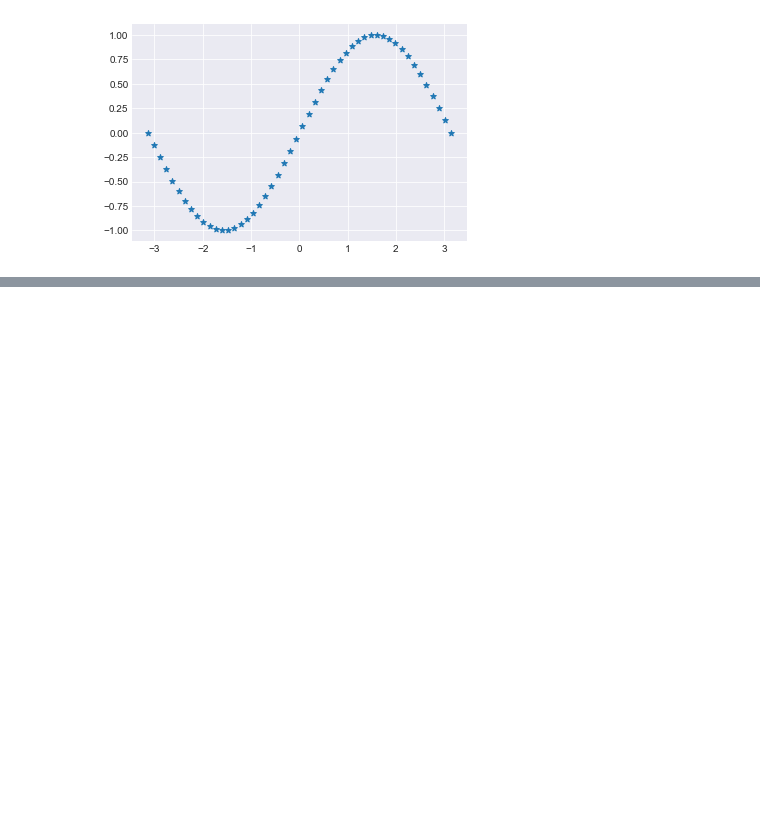
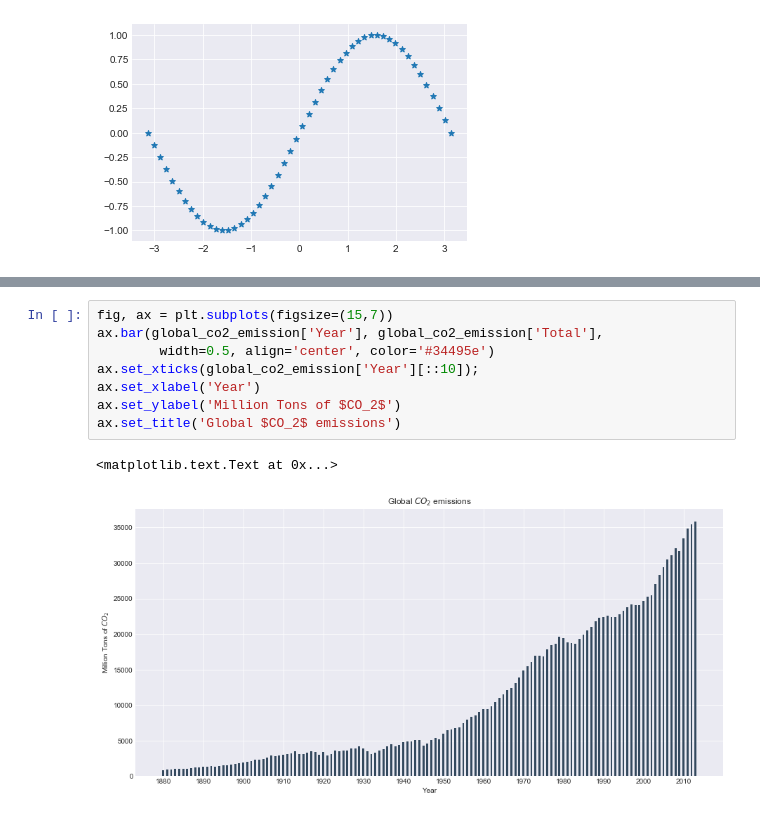
Before and after one commit to Mohitsharma44/ucsl17, a Jupyter notebook: notebooks/04-02 Various types of plots.ipynb, the cells around one changed output, grey strips where cells are left out. Saved outputs shown, nothing was run; the diff lists cells and outputs as text; blank space fills up the shorter version.

```diff
--- a/notebooks/04-02 Various types of plots.ipynb
+++ b/notebooks/04-02 Various types of plots.ipynb
@@ -62,0 +94,11 @@ Just before this sine plot, we also loaded global carbon emissions dataset. Lets
+# %%
+fig, ax = plt.subplots(figsize=(15,7))
+ax.bar(global_co2_emission['Year'], global_co2_emission['Total'],
+        width=0.5, align='center', color='#34495e')
+ax.set_xticks(global_co2_emission['Year'][::10]);
+ax.set_xlabel('Year')
+ax.set_ylabel('Million Tons of $CO_2$')
+ax.set_title('Global $CO_2$ emissions')
+# %% [output]
+<matplotlib.text.Text at 0x...>
+[figure, added]
```
Also changed, not shown: parts of 24 cells of this notebook.
